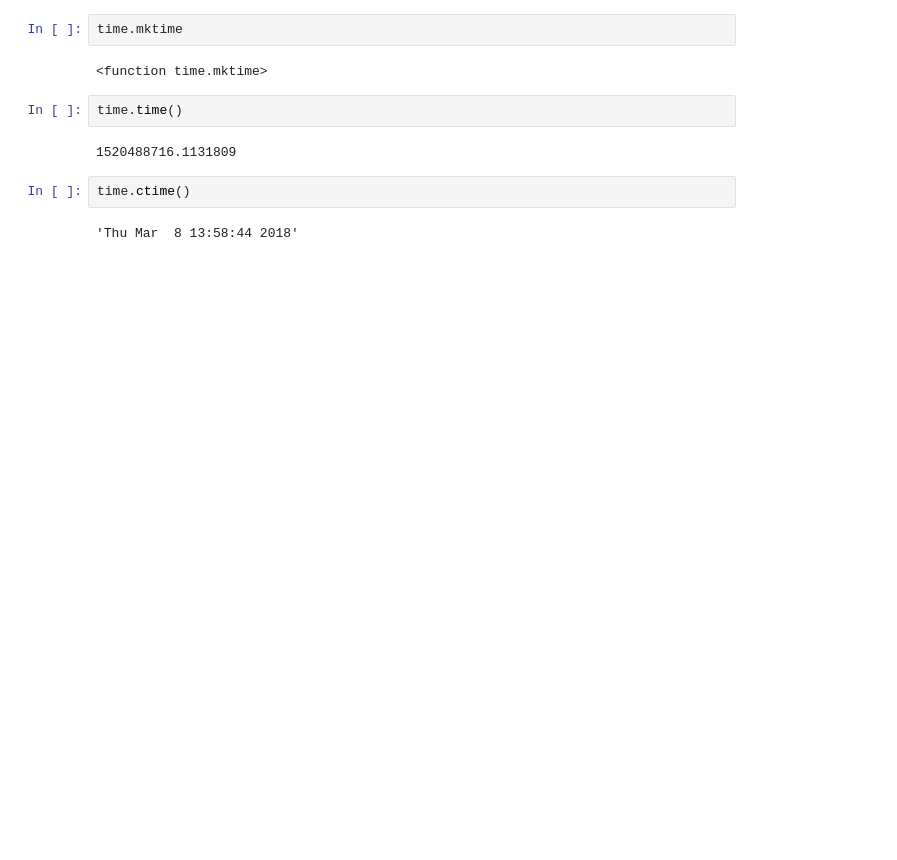
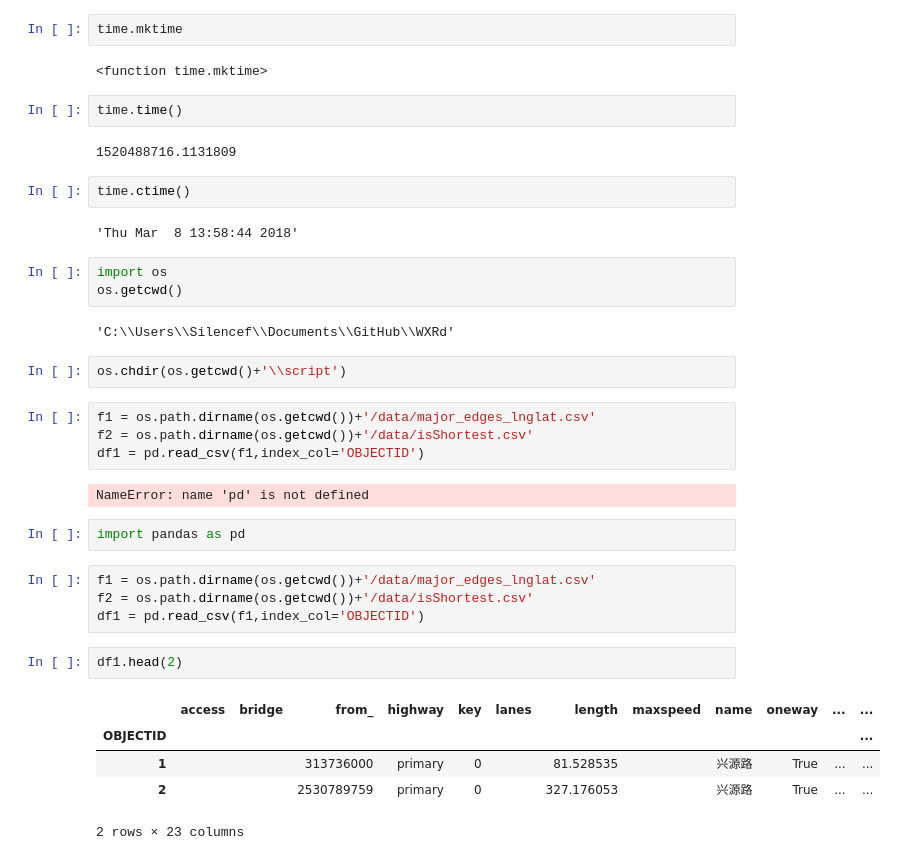
Before and after one commit to fuerdi2/WXRd, a Jupyter notebook: WX_project.ipynb, the cells around one changed output. Cells and saved outputs as stored; diff of their text form; blank space fills up the shorter version.

Commit message:
add data

```diff
--- a/WX_project.ipynb
+++ b/WX_project.ipynb
@@ -897,3 +897,30 @@ time.time()
 time.ctime()
 # %% [output]
 'Thu Mar  8 13:58:44 2018'
+# %%
+import os
+os.getcwd()
+# %% [output]
+'C:\\Users\\Silencef\\Documents\\GitHub\\WXRd'
+# %%
+os.chdir(os.getcwd()+'\\script')
+# %%
+f1 = os.path.dirname(os.getcwd())+'/data/major_edges_lnglat.csv'
+f2 = os.path.dirname(os.getcwd())+'/data/isShortest.csv'
+df1 = pd.read_csv(f1,index_col='OBJECTID')
+# %% [output]
+NameError: name 'pd' is not defined
+# %%
+import pandas as pd
+# %%
+f1 = os.path.dirname(os.getcwd())+'/data/major_edges_lnglat.csv'
+f2 = os.path.dirname(os.getcwd())+'/data/isShortest.csv'
+df1 = pd.read_csv(f1,index_col='OBJECTID')
+# %%
+df1.head(2)
+# %% [output]
+|  | access | bridge | from_ | highway | key | lanes | length | maxspeed | name | oneway | ... | ... |
+| OBJECTID |  |  |  |  |  |  |  |  |  |  |  | ... |
+| 1 |  |  | 313736000 | primary | 0 |  | 81.528535 |  | 兴源路 | True | ... | ... |
+| 2 |  |  | 2530789759 | primary | 0 |  | 327.176053 |  | 兴源路 | True | ... | ... |
+2 rows × 23 columns
```
Also changed, not shown: 2 other files.
